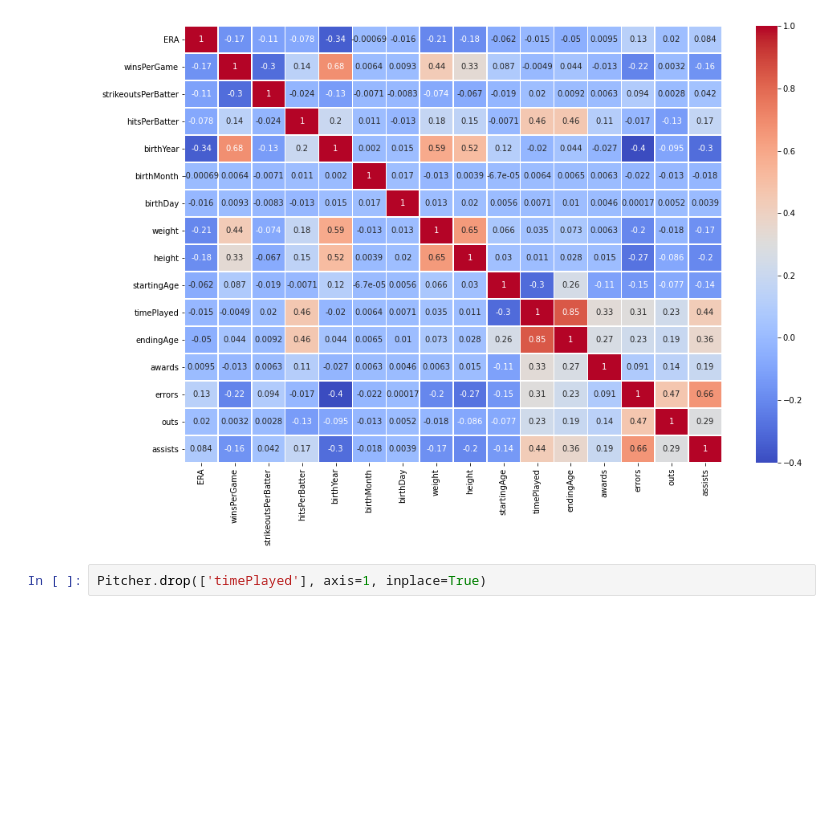
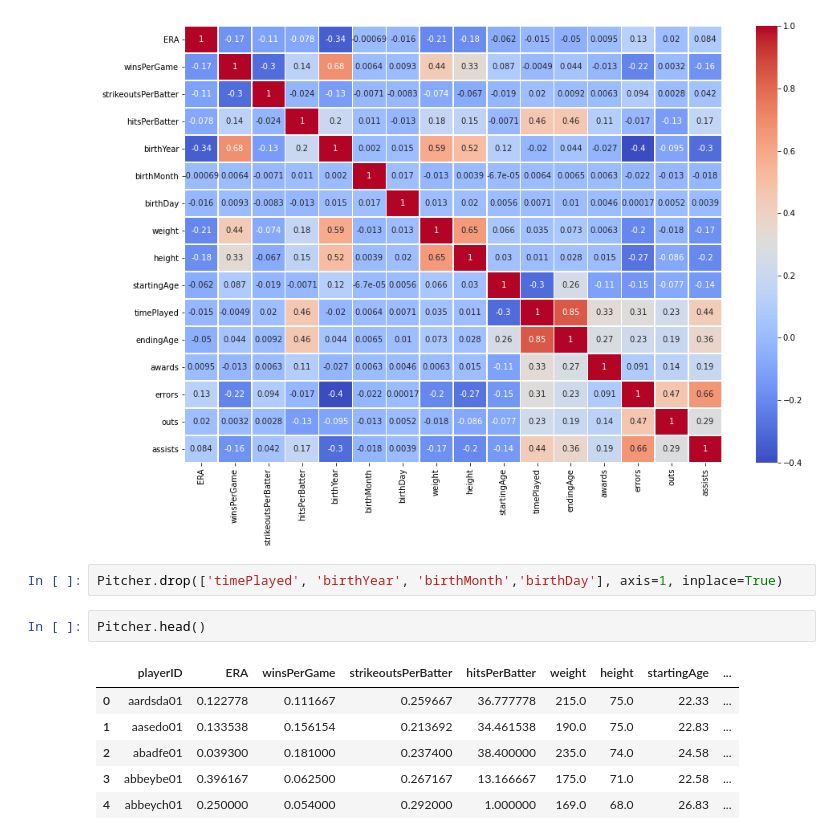
Before and after one commit to aradaha/Baseball-Stats-Project, a Jupyter notebook: Capstone2.ipynb, the cells around one changed output. Cells and saved outputs as stored; diff of their text form; blank space fills up the shorter version.

```diff
--- a/Capstone2.ipynb
+++ b/Capstone2.ipynb
@@ -64,4 +64,13 @@ sns.heatmap(Pitcher[PC].corr(), cmap='coolwarm', annot=True, linewidths=.5, ax=a
 # %% [output]
 [figure]
 # %%
-Pitcher.drop(['timePlayed'], axis=1, inplace=True)
+Pitcher.drop(['timePlayed', 'birthYear', 'birthMonth','birthDay'], axis=1, inplace=True)
+# %%
+Pitcher.head()
+# %% [output]
+|  | playerID | ERA | winsPerGame | strikeoutsPerBatter | hitsPerBatter | weight | height | startingAge | ... |
+| 0 | aardsda01 | 0.122778 | 0.111667 | 0.259667 | 36.777778 | 215.0 | 75.0 | 22.33 | ... |
+| 1 | aasedo01 | 0.133538 | 0.156154 | 0.213692 | 34.461538 | 190.0 | 75.0 | 22.83 | ... |
+| 2 | abadfe01 | 0.039300 | 0.181000 | 0.237400 | 38.400000 | 235.0 | 74.0 | 24.58 | ... |
+| 3 | abbeybe01 | 0.396167 | 0.062500 | 0.267167 | 13.166667 | 175.0 | 71.0 | 22.58 | ... |
+| 4 | abbeych01 | 0.250000 | 0.054000 | 0.292000 | 1.000000 | 169.0 | 68.0 | 26.83 | ... |
```
Also changed, not shown: parts of 1 cell of this notebook, 2 other files.
